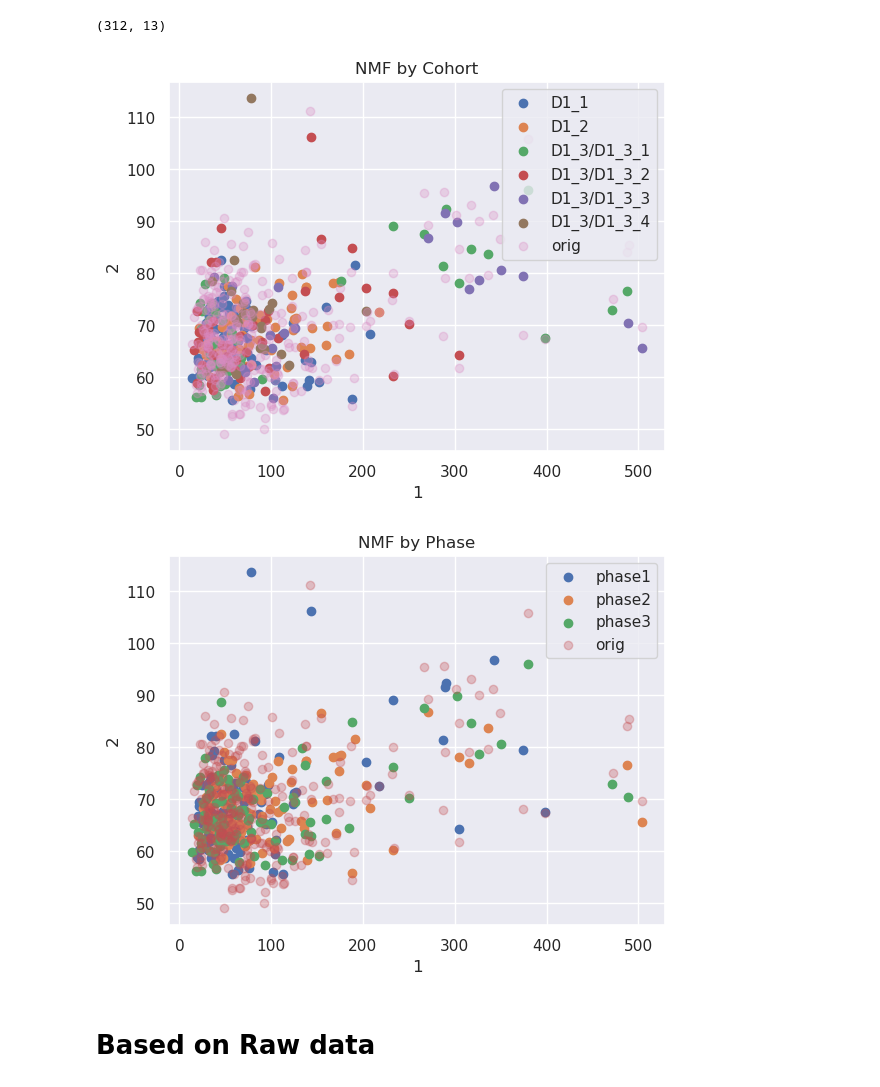
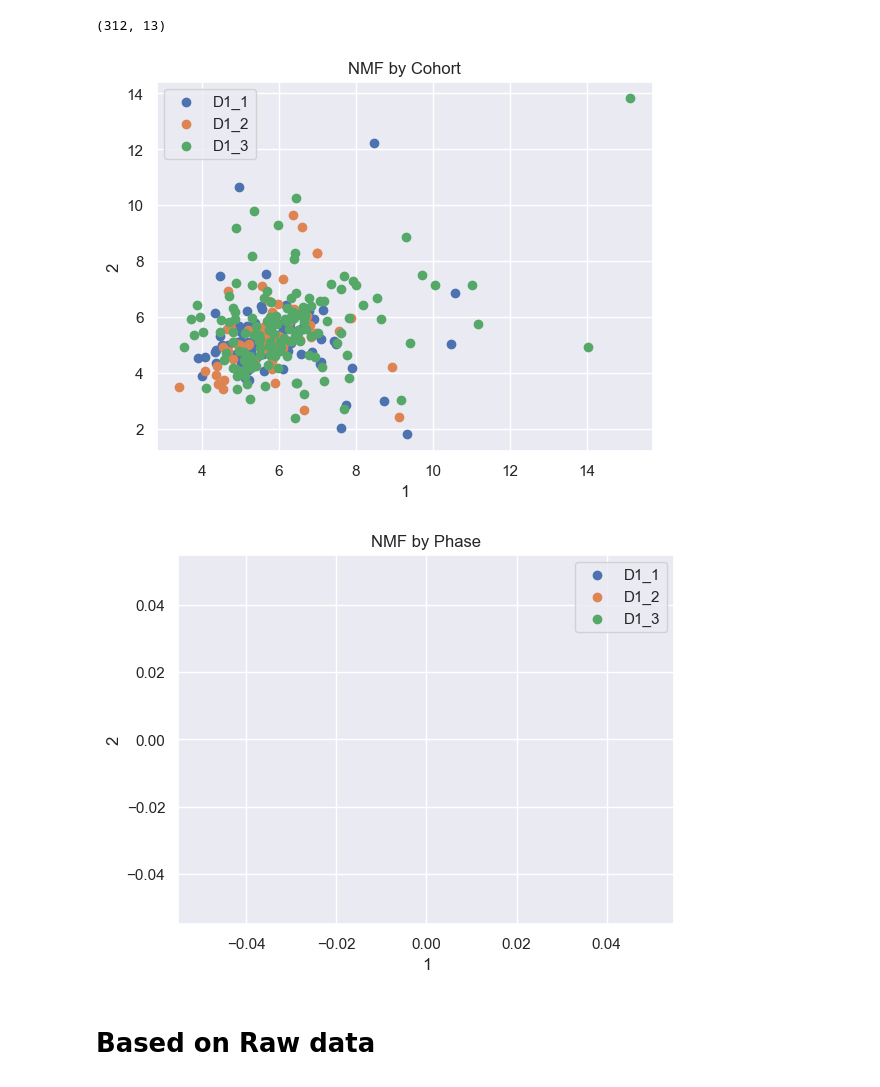
Before and after one commit to tbarcinski/02582-Computational-Data-Analysis, a Jupyter notebook: Case2/NMF.ipynb, the cells around one changed output. Drawn from its saved outputs; the diff is of its cells as text; code cells hidden in the pictures.

```diff
--- a/Case2/NMF.ipynb
+++ b/Case2/NMF.ipynb
@@ -49,21 +49,21 @@ plt.show()
 # %%
 def visualize(meta, W, by_column):
     plt.figure()
-    for c in sorted(meta[by_column].unique()):
-        idxs = meta[by_column] == c
+    for c in ["D1_1", "D1_2", "D1_3"]:
+        idxs = meta[by_column].str.startswith(c)
         plt.scatter(W[idxs, 0], W[idxs, 1], label=c)
-    plt.scatter(X[:, 0], X[:, 1], alpha=0.3, label='orig')
+    #plt.scatter(X[:, 0], X[:, 1], alpha=0.3, label='orig')
     plt.title(f"NMF by {by_column}")
     plt.xlabel("1")
     plt.ylabel("2")
     plt.legend()
     plt.show()
 
-visualize(metadata, W@H, "Cohort")
-visualize(metadata, W@H, "Phase")
+visualize(metadata, W, "Cohort")
+visualize(metadata, W, "Phase")
 # %% [output]
-[figure, old version]
+[figure, new version]
-[figure, old version]
+[figure, new version]
 # %% [markdown]
 # Based on Raw data
 # %%
```
Also changed, not shown: parts of 4 cells of this notebook.
